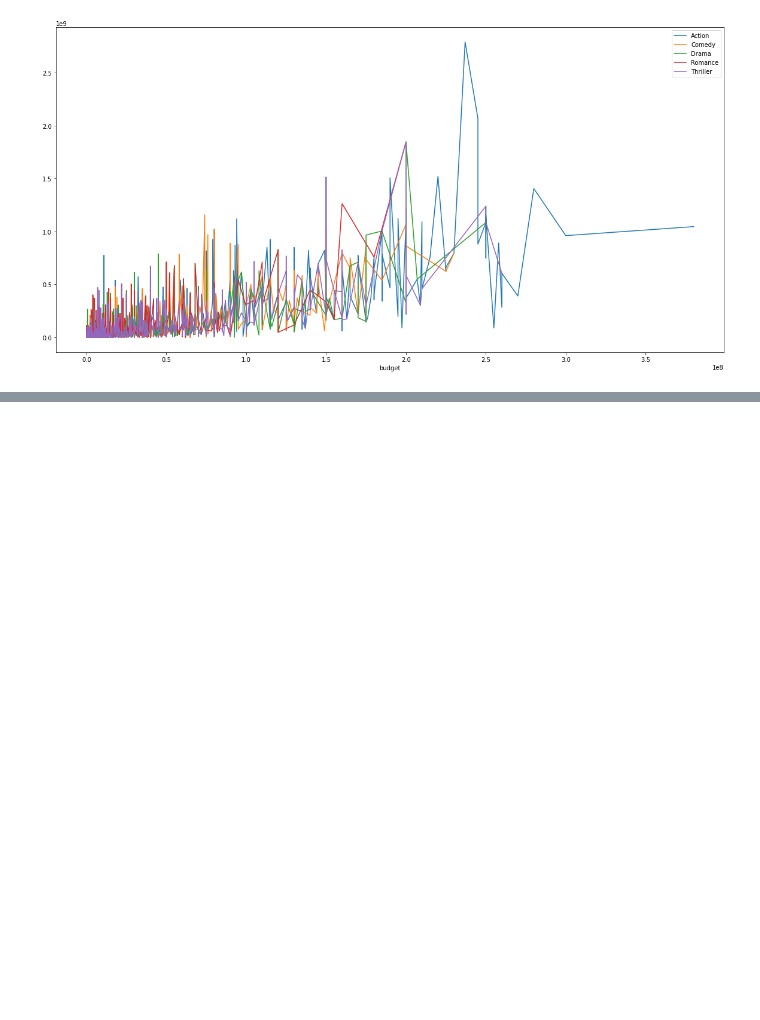
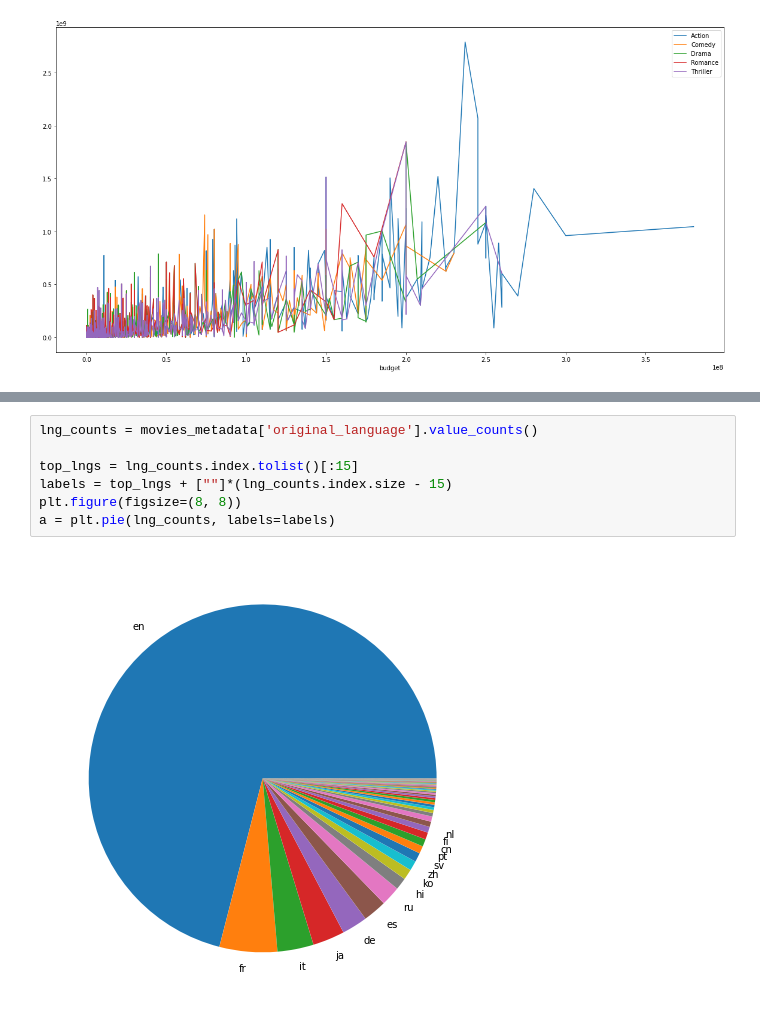
Before and after one commit to adi-benz/movies-rating-analysis, a Jupyter notebook: analysis.ipynb, the cells around one changed output, grey strips where cells are left out. Saved outputs shown, nothing was run; the diff lists cells and outputs as text; blank space fills up the shorter version.

```diff
--- a/analysis.ipynb
+++ b/analysis.ipynb
@@ -68,0 +85,9 @@ Name: revenue, dtype: object
+# %%
+lng_counts = movies_metadata['original_language'].value_counts()
+
+top_lngs = lng_counts.index.tolist()[:15]
+labels = top_lngs + [""]*(lng_counts.index.size - 15)
+plt.figure(figsize=(8, 8))
+a = plt.pie(lng_counts, labels=labels)
+# %% [output]
+[figure, added]
```
Also changed, not shown: parts of 1 cell of this notebook.
